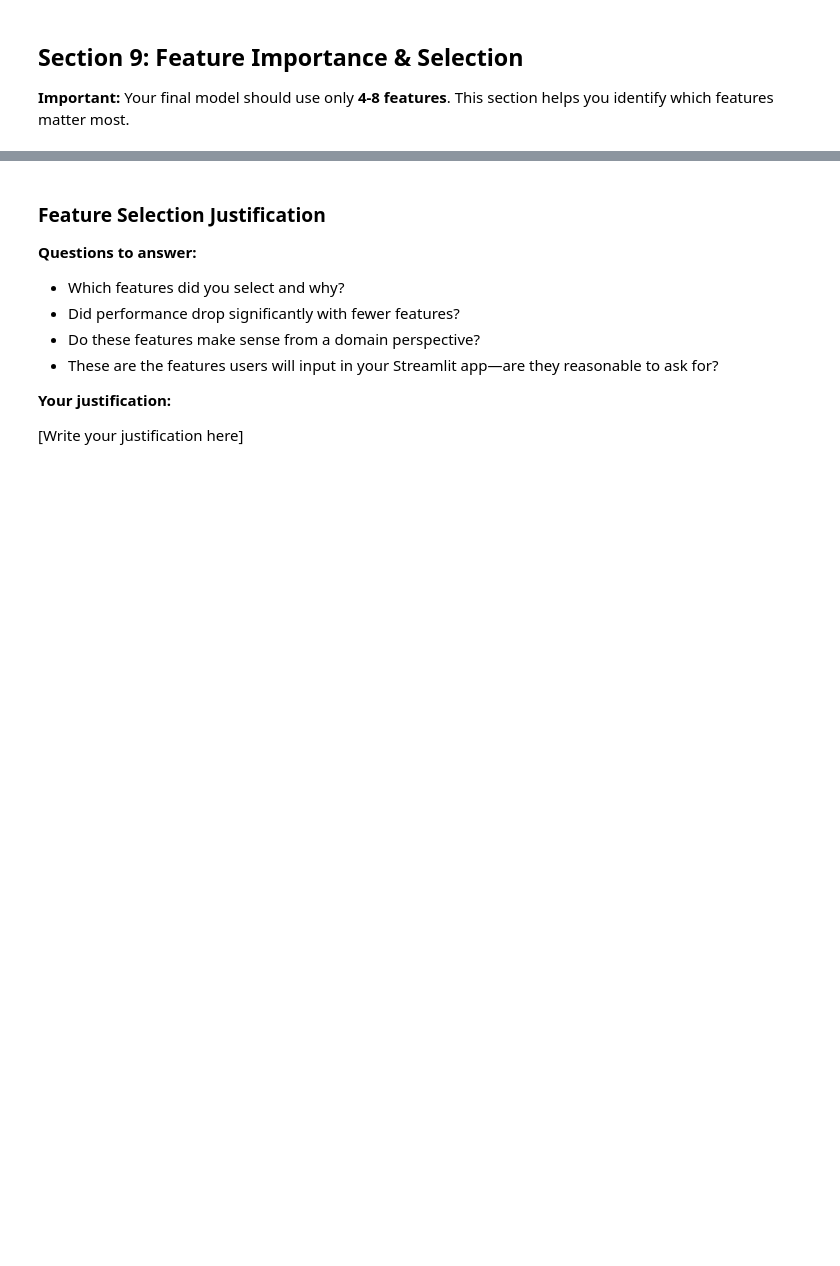
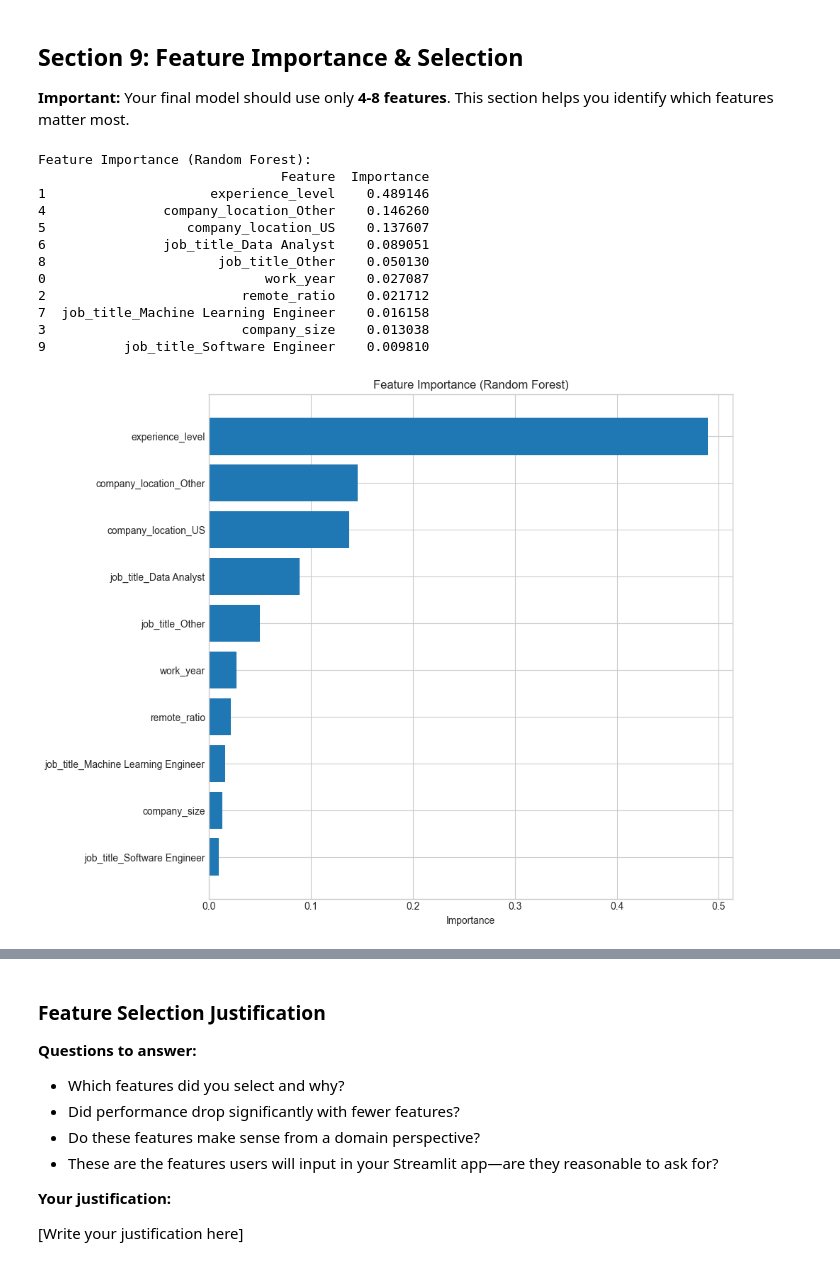
Before and after one commit to MysticBlueTopaz/Salary-Predictor, a Jupyter notebook: notebooks/02_regression_model.ipynb, the cells around one changed output, grey strips where cells are left out. Cells and saved outputs as stored; diff of their text form; code cells hidden in the pictures; blank space fills up the shorter version.

```diff
--- a/notebooks/02_regression_model.ipynb
+++ b/notebooks/02_regression_model.ipynb
@@ -400,17 +577,27 @@ print(f"Decision Tree - Test R²: {dt_results['Test R2']:.4f}, Test RMSE: {dt_re
 # %%
 # TODO: Create and evaluate a Random Forest model
 #
-# Create a RandomForestRegressor with:
-#   - n_estimators=100
-#   - max_depth=10
-#   - random_state=42
-#   - n_jobs=-1 (use all CPU cores)
-#
+# Create a RandomForestRegressor:
+rf_model = RandomForestRegressor(
+    n_estimators=100,
+    max_depth=10,
+    random_state=42,
+    n_jobs=-1
+)
+rf_model.fit(X_train, y_train)
 # Use evaluate_model() to train and evaluate
+rf_preds = rf_model.predict(X_test)
+rf_r2 = r2_score(y_test, rf_preds)
+rf_rmse = np.sqrt(mean_squared_error(y_test, rf_preds))
+
+rf_results = {
+    'Test R2': r2_tree,
+    'Test RMSE': rmse_tree
+}
+
 # Add results to all_results and trained_models
-
-# YOUR CODE HERE:
-
+all_results['Random Forest'] = rf_results
+trained_models['Random Forest'] = rf_model
 
 # Print results
 print(f"Random Forest - Test R²: {rf_results['Test R2']:.4f}, Test RMSE: {rf_results['Test RMSE']:,.2f}")
@@ -513,21 +720,37 @@ plt.show()
 **Important:** Your final model should use only **4-8 features**. This section helps you identify which features matter most.
 # %%
 # Get feature importance from Random Forest (works well for this)
+rf_trained = RandomForestRegressor(n_estimators=100, max_depth=10, random_state=42, n_jobs=-1)
+rf_trained.fit(X_train_scaled, y_train)
 rf_importance = pd.DataFrame({
     'Feature': X.columns,
     'Importance': rf_trained.feature_importances_
 }).sort_values('Importance', ascending=False)
 
 print("Feature Importance (Random Forest):")
 print(rf_importance)
 
 # Visualize
 plt.figure(figsize=(10, 8))
 plt.barh(rf_importance['Feature'][::-1], rf_importance['Importance'][::-1])
 plt.xlabel('Importance')
 plt.title('Feature Importance (Random Forest)')
 plt.tight_layout()
 plt.show()
+# %% [output]
+Feature Importance (Random Forest):
+                               Feature  Importance
+1                     experience_level    0.489146
+4               company_location_Other    0.146260
+5                  company_location_US    0.137607
+6               job_title_Data Analyst    0.089051
+8                      job_title_Other    0.050130
+0                            work_year    0.027087
+2                         remote_ratio    0.021712
+7  job_title_Machine Learning Engineer    0.016158
+3                         company_size    0.013038
+9          job_title_Software Engineer    0.009810
+[figure, added]
 # %%
 # Also check correlations with target
 correlations = X_train.corrwith(y_train).abs().sort_values(ascending=False)
```
Also changed, not shown: parts of 43 cells of this notebook, 5 other files.
